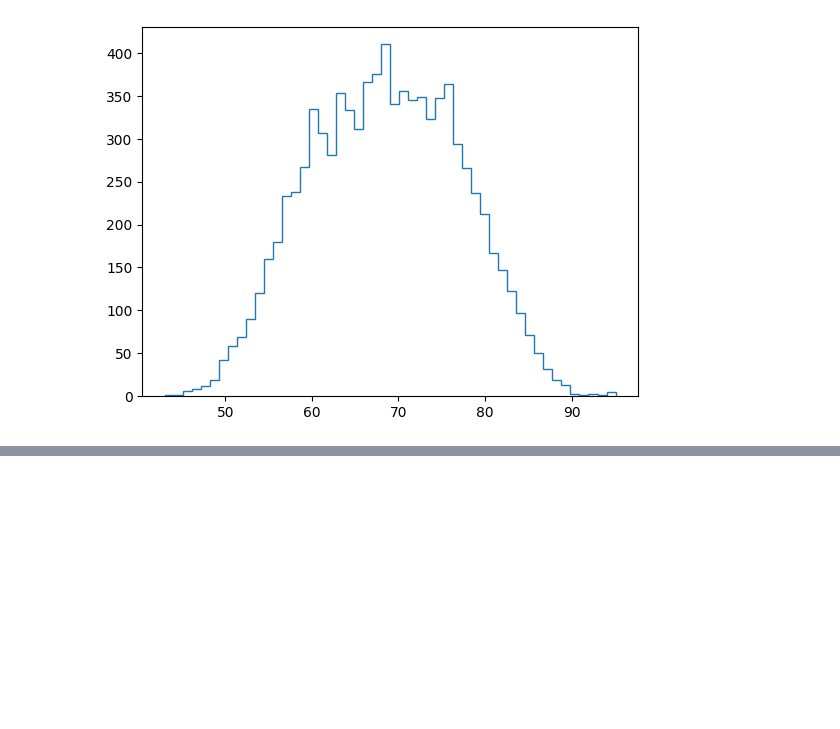
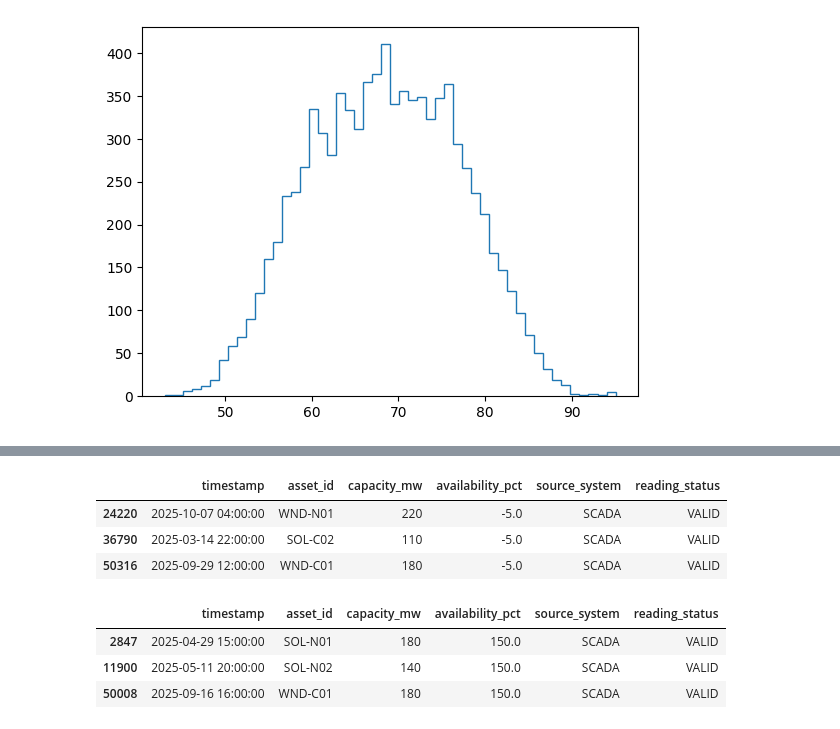
Before and after one commit to sadamhabnawi28/GreenGrid_Energy_Project, a Jupyter notebook: scripts/data_cleaning.ipynb, the cells around one changed output, grey strips where cells are left out. Saved outputs shown, nothing was run; the diff lists cells and outputs as text; code cells hidden in the pictures; blank space fills up the shorter version.

```diff
--- a/scripts/data_cleaning.ipynb
+++ b/scripts/data_cleaning.ipynb
@@ -356,0 +385,3 @@ plt.show()
+# %%
+df_scada = df_scada.dropna()
+df_scada.isnull().sum()
@@ -356,0 +408,14 @@ plt.show()
+# %%
+df_scada[df_scada["availability_pct"] < 0]
+# %% [output]
+|  | timestamp | asset_id | capacity_mw | availability_pct | source_system | reading_status |
+| 24220 | 2025-10-07 04:00:00 | WND-N01 | 220 | -5.0 | SCADA | VALID |
+| 36790 | 2025-03-14 22:00:00 | SOL-C02 | 110 | -5.0 | SCADA | VALID |
+| 50316 | 2025-09-29 12:00:00 | WND-C01 | 180 | -5.0 | SCADA | VALID |
+# %%
+df_scada[df_scada["availability_pct"] > 100]
+# %% [output]
+|  | timestamp | asset_id | capacity_mw | availability_pct | source_system | reading_status |
+| 2847 | 2025-04-29 15:00:00 | SOL-N01 | 180 | 150.0 | SCADA | VALID |
+| 11900 | 2025-05-11 20:00:00 | SOL-N02 | 140 | 150.0 | SCADA | VALID |
+| 50008 | 2025-09-16 16:00:00 | WND-C01 | 180 | 150.0 | SCADA | VALID |
```
Also changed, not shown: parts of 8 cells of this notebook.
